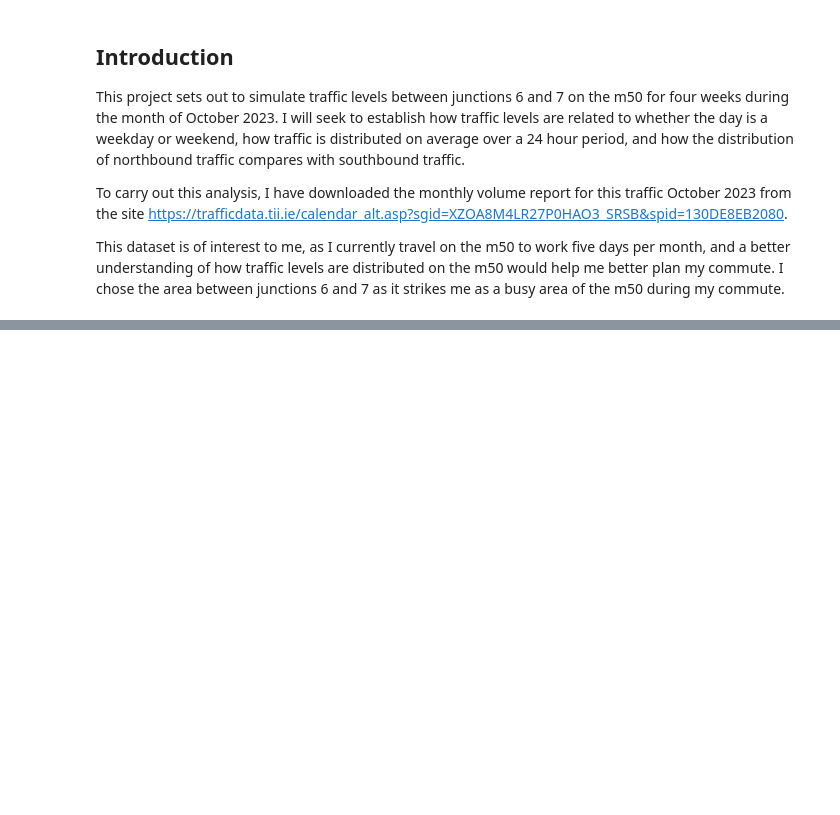
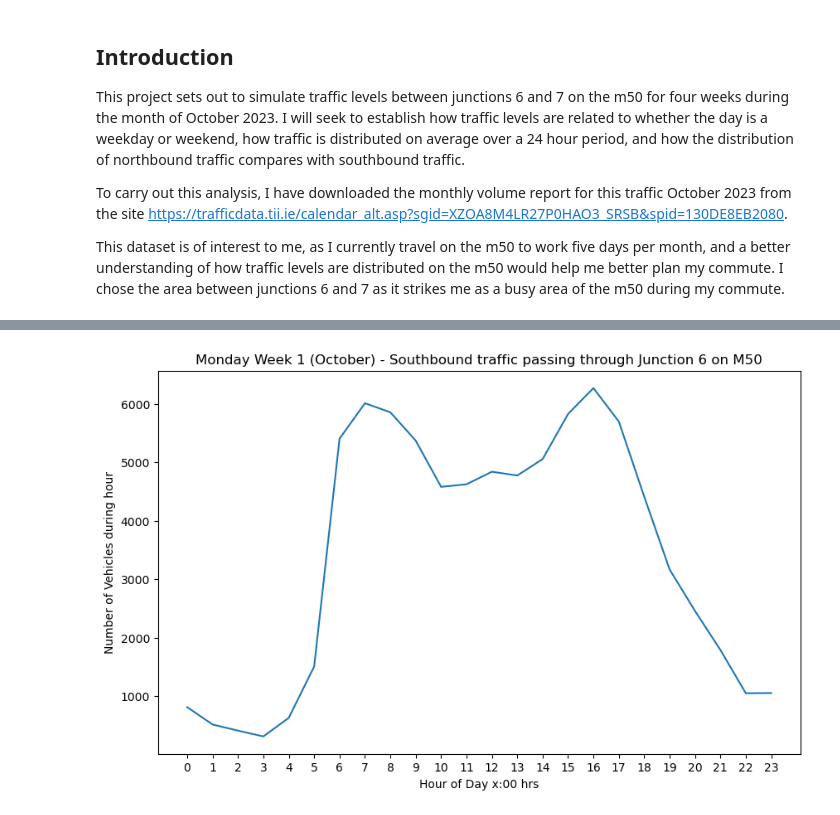
Before and after one commit to jmce22/pfda_project1, a Jupyter notebook: pfda_project1.ipynb, the cells around one changed output, grey strips where cells are left out. Saved outputs shown, nothing was run; the diff lists cells and outputs as text; code cells hidden in the pictures; blank space fills up the shorter version.

Commit message:
amended source file. loaded up source file into jupyter notebook. created plots of southbound traffic data for monday of each week

```diff
--- a/pfda_project1.ipynb
+++ b/pfda_project1.ipynb
@@ -20,3 +20,6 @@ import matplotlib.pyplot as plt
 import numpy as np
 import pandas as pd
 import seaborn as sns
+# %%
+df = pd.read_csv("J6_traffic_hourly_ints.csv")
+print(df)
@@ -22,0 +41,12 @@ import seaborn as sns
+# %%
+monday_wk1 = df.loc[(df['day'] == 'Mon') & (df['week'] == 1)]
+
+plt.figure(figsize=(10,6))
+plt.plot(monday_wk1['hour'], monday_wk1['southbound'])
+plt.xlabel('Hour of Day x:00 hrs')
+plt.xticks(np.arange(24))      # separate x-axis into intervals of 1 hour rather
+plt.ylabel('Number of Vehicles during hour')
+plt.title('Monday Week 1 (October) - Southbound traffic passing through Junction 6 on M50')
+plt.show()
+# %% [output]
+[figure, added]
```
Also changed, not shown: parts of 4 cells of this notebook, 6 other files.
